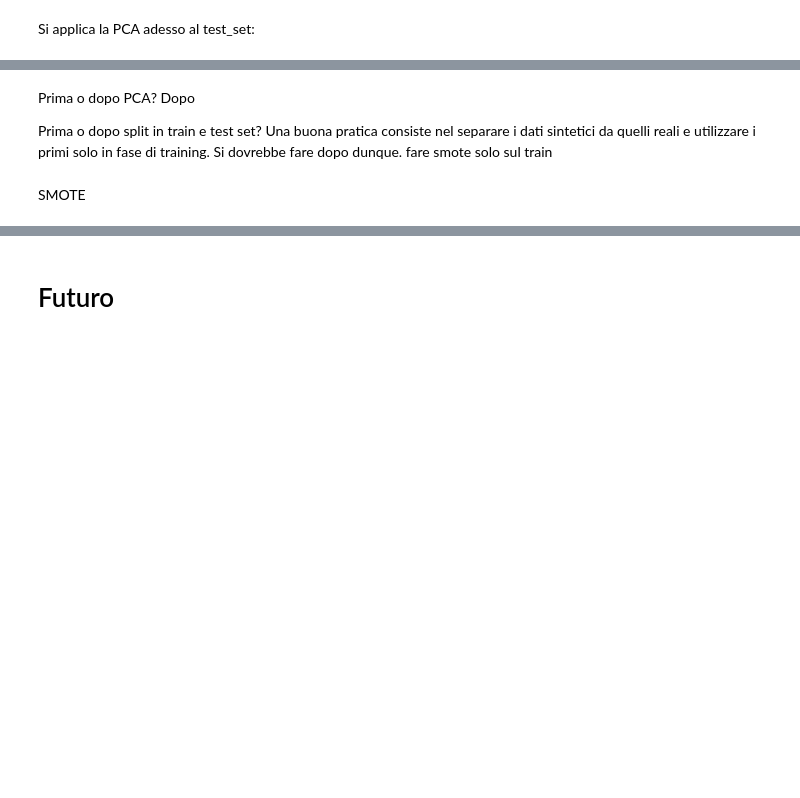
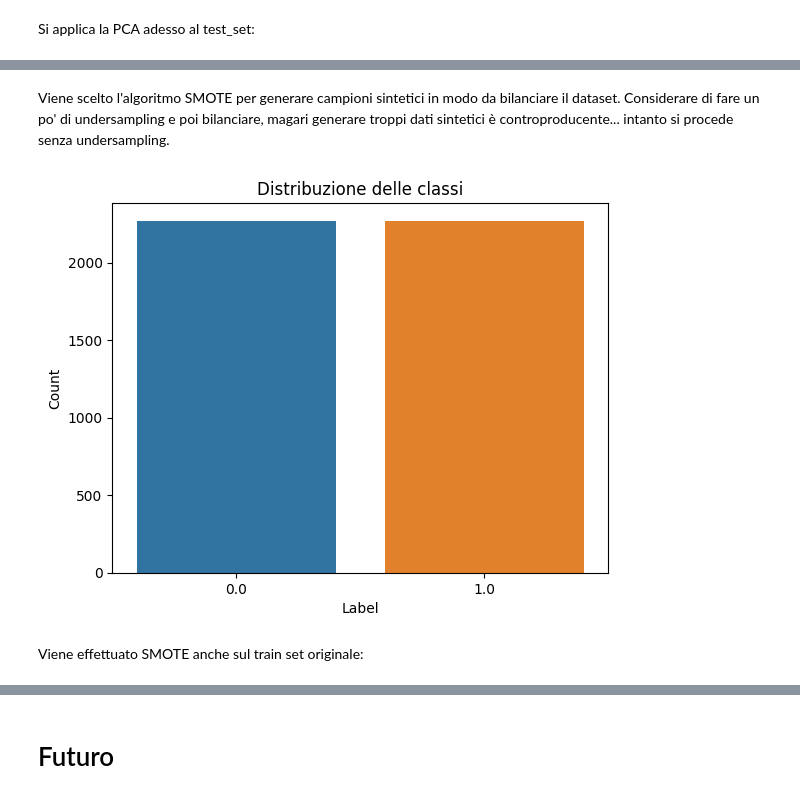
Before and after one commit to wredan/fad-project, a Jupyter notebook: notebook.ipynb, the cells around one changed output, grey strips where cells are left out. Drawn from its saved outputs; the diff is of its cells as text; code cells hidden in the pictures; blank space fills up the shorter version.

Commit message:
feat: add SMOTE

```diff
--- a/notebook.ipynb
+++ b/notebook.ipynb
@@ -467,6 +468,2 @@ pca_test_set = apply_pca(test_set, n_components=0.70) # Keep 70% of variance
-# %% [markdown]
-Prima o dopo PCA?  Dopo
-
-Prima o dopo split in train e test set? Una buona pratica consiste nel separare i dati sintetici da quelli reali e utilizzare i primi solo in fase di training. Si dovrebbe fare dopo dunque. fare smote solo sul train
-# %% [markdown]
-SMOTE
+# %% [markdown]
+Viene scelto l'algoritmo SMOTE per generare campioni sintetici in modo da bilanciare il dataset. Considerare di fare un po' di undersampling e poi bilanciare, magari generare troppi dati sintetici è controproducente... intanto si procede senza undersampling.
@@ -472,0 +475,13 @@ SMOTE
+# %%
+X_resampled, y_resampled = SMOTE(k_neighbors=5).fit_resample(pca_train_set.drop('label', axis=1), pca_train_set.label)
+pca_train_set_resampled = pd.concat([X_resampled, y_resampled.rename('label')], axis=1)
+# %%
+sns.countplot(data=pca_train_set_resampled, x='label')
+plt.xlabel('Label')
+plt.ylabel('Count')
+plt.title('Distribuzione delle classi')
+plt.show()
+# %% [output]
+[figure, added]
+# %% [markdown]
+Viene effettuato SMOTE anche sul train set originale:
```
Also changed, not shown: parts of 5 cells of this notebook, 1 other file.
